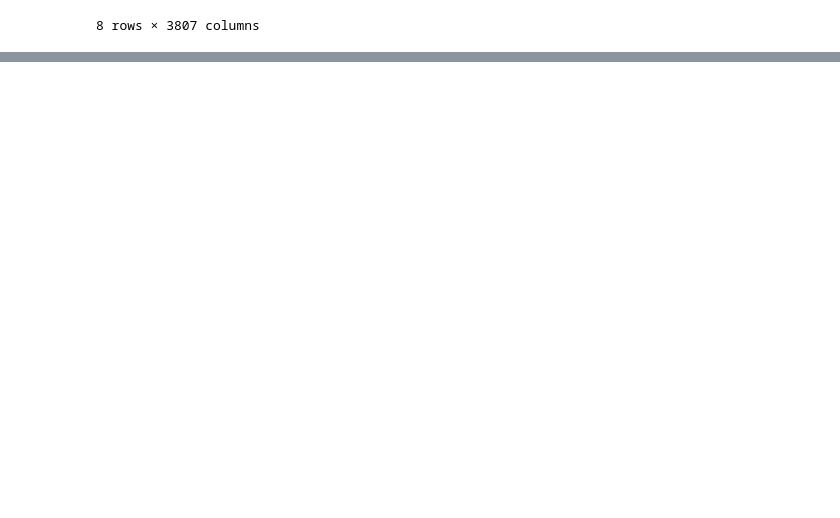
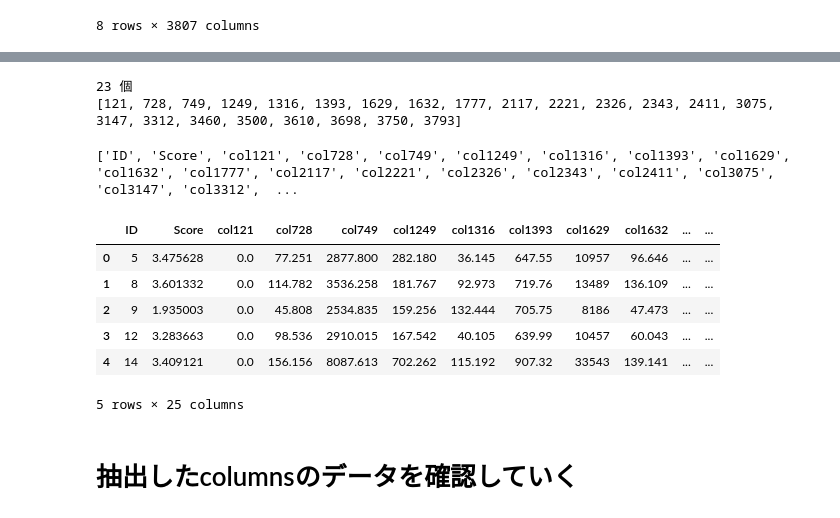
Before and after one commit to its1b3g-kteam/tsubaki_work, a Jupyter notebook: コンペ/コンペ_薬.ipynb, the cells around one changed output, grey strips where cells are left out. Cells and saved outputs as stored; diff of their text form; code cells hidden in the pictures; blank space fills up the shorter version.

Commit message:
lasso回帰によるカラムの抽出

```diff
--- a/コンペ/コンペ_薬.ipynb
+++ b/コンペ/コンペ_薬.ipynb
@@ -93,0 +159,38 @@ train_data.describe()
+# %%
+result_boolean = lasso.coef_ >0
+# %%
+#0の番号のみ格納
+true_list = []
+counter = 1
+
+for i in result_boolean:
+    if i == True:
+        true_list.append(counter)
+    counter+=1
+# %%
+print(len(true_list),"個")
+print(true_list)
+# %% [output]
+23 個
+[121, 728, 749, 1249, 1316, 1393, 1629, 1632, 1777, 2117, 2221, 2326, 2343, 2411, 3075, 3147, 3312, 3460, 3500, 3610, 3698, 3750, 3793]
+# %%
+col_name  = list(map((lambda x :'col'+ str(x)),true_list))
+col_name.insert(0,"ID")
+col_name.insert(1,"Score")
+print(col_name)
+# %% [output]
+['ID', 'Score', 'col121', 'col728', 'col749', 'col1249', 'col1316', 'col1393', 'col1629', 'col1632', 'col1777', 'col2117', 'col2221', 'col2326', 'col2343', 'col2411', 'col3075', 'col3147', 'col3312',  ...
+# %%
+extra_col_data = train_data[col_name]
+# %%
+extra_col_data.head()
+# %% [output]
+|  | ID | Score | col121 | col728 | col749 | col1249 | col1316 | col1393 | col1629 | col1632 | ... | ... |
+| 0 | 5 | 3.475628 | 0.0 | 77.251 | 2877.800 | 282.180 | 36.145 | 647.55 | 10957 | 96.646 | ... | ... |
+| 1 | 8 | 3.601332 | 0.0 | 114.782 | 3536.258 | 181.767 | 92.973 | 719.76 | 13489 | 136.109 | ... | ... |
+| 2 | 9 | 1.935003 | 0.0 | 45.808 | 2534.835 | 159.256 | 132.444 | 705.75 | 8186 | 47.473 | ... | ... |
+| 3 | 12 | 3.283663 | 0.0 | 98.536 | 2910.015 | 167.542 | 40.105 | 639.99 | 10457 | 60.043 | ... | ... |
+| 4 | 14 | 3.409121 | 0.0 | 156.156 | 8087.613 | 702.262 | 115.192 | 907.32 | 33543 | 139.141 | ... | ... |
+5 rows × 25 columns
+# %% [markdown]
+# 抽出したcolumnsのデータを確認していく
```
Also changed, not shown: parts of 11 cells of this notebook.
